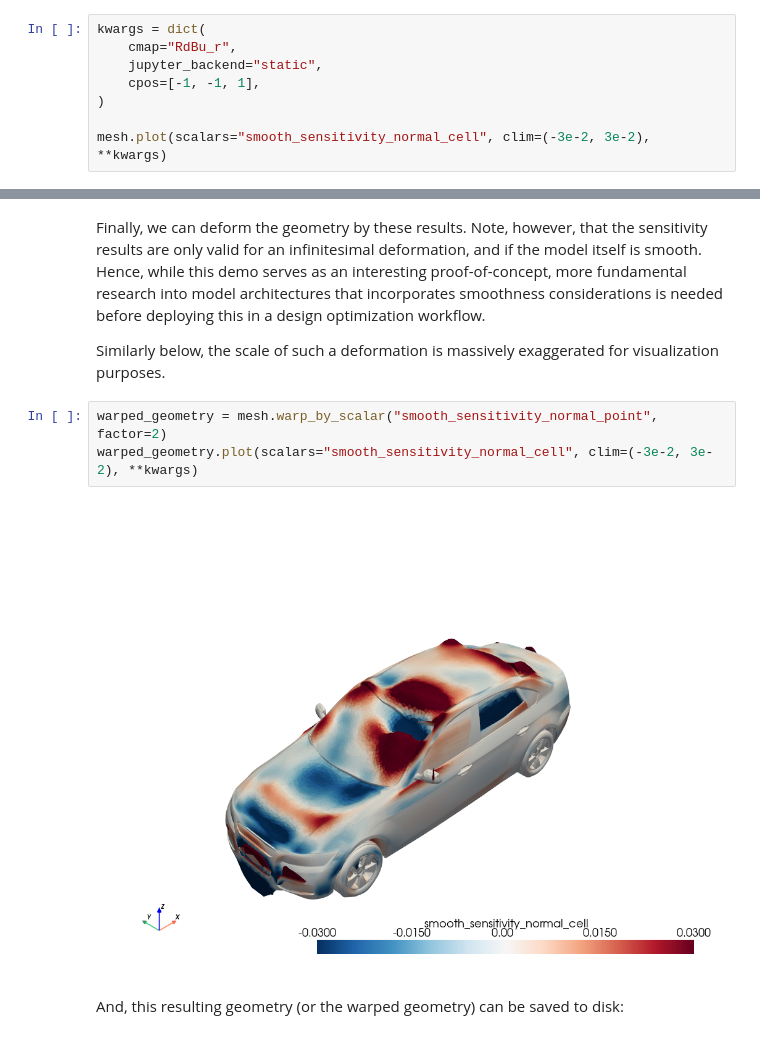
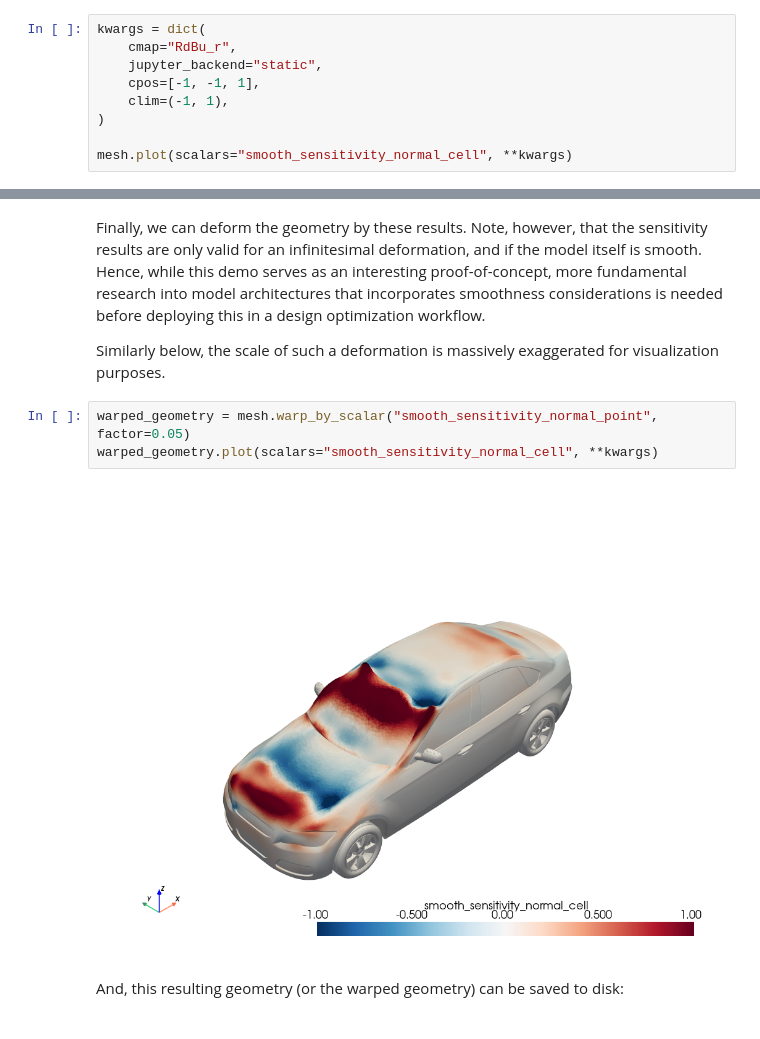
Before and after one commit to NVIDIA/physicsnemo-cfd, a Jupyter notebook: workflows/domino_design_sensitivities/main.ipynb, the cells around one changed output, grey strips where cells are left out. Drawn from its saved outputs; the diff is of its cells as text.

```diff
--- a/workflows/domino_design_sensitivities/main.ipynb
+++ b/workflows/domino_design_sensitivities/main.ipynb
@@ -129,7 +129,8 @@ kwargs = dict(
     cmap="RdBu_r",
     jupyter_backend="static",
     cpos=[-1, -1, 1],
+    clim=(-1, 1),
 )
 
-mesh.plot(scalars="smooth_sensitivity_normal_cell", clim=(-3e-2, 3e-2), **kwargs)
+mesh.plot(scalars="smooth_sensitivity_normal_cell", **kwargs)
 # %% [output]
@@ -139,10 +140,10 @@ Finally, we can deform the geometry by these results. Note, however, that the se
 
 Similarly below, the scale of such a deformation is massively exaggerated for visualization purposes.
 # %%
-warped_geometry = mesh.warp_by_scalar("smooth_sensitivity_normal_point", factor=2)
-warped_geometry.plot(scalars="smooth_sensitivity_normal_cell", clim=(-3e-2, 3e-2), **kwargs)
+warped_geometry = mesh.warp_by_scalar("smooth_sensitivity_normal_point", factor=0.05)
+warped_geometry.plot(scalars="smooth_sensitivity_normal_cell", **kwargs)
 # %% [output]
-[figure, old version]
+[figure, new version]
 # %% [markdown]
 And, this resulting geometry (or the warped geometry) can be saved to disk:
 # %%
```
Also changed, not shown: parts of 2 cells of this notebook.
